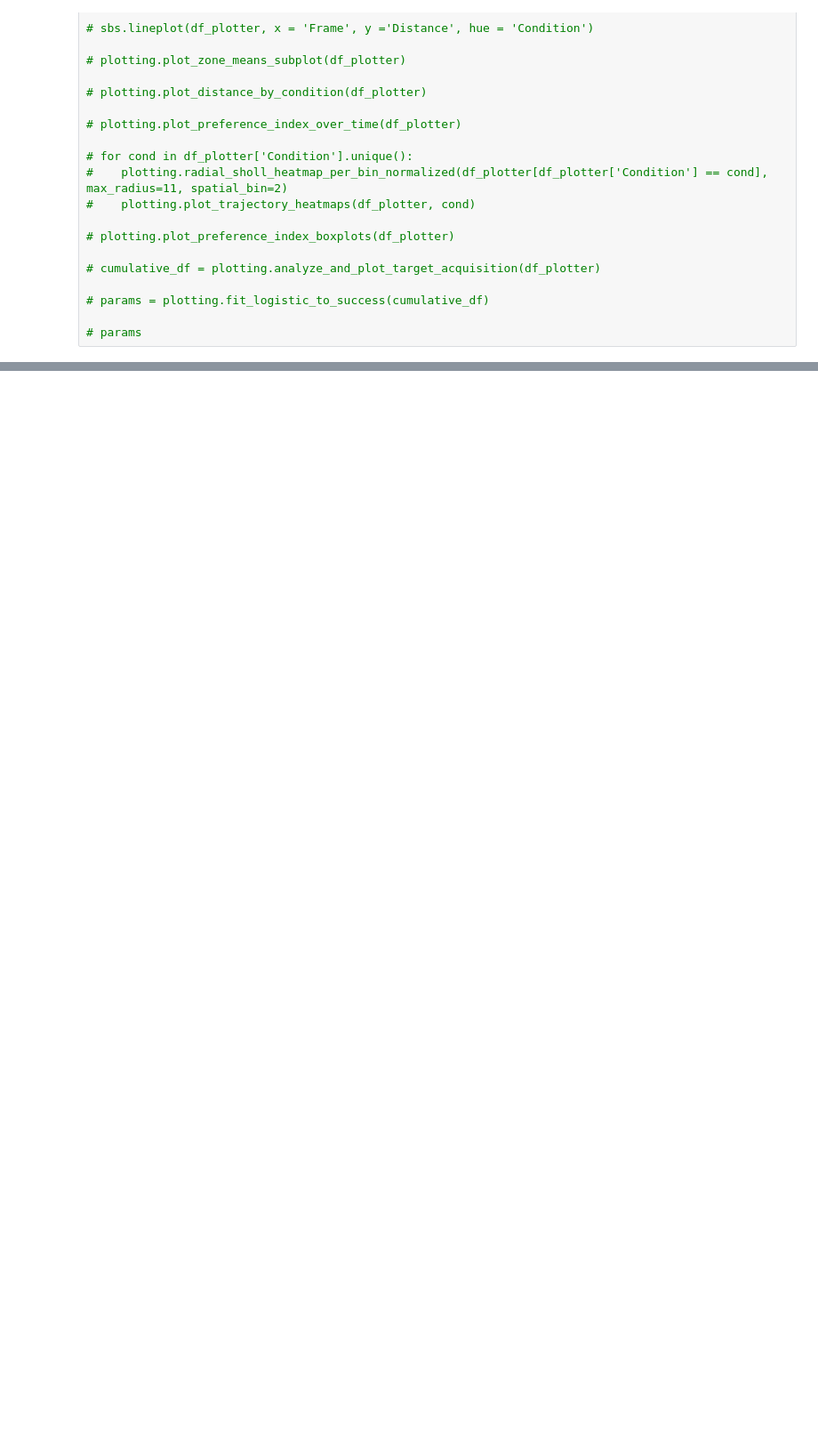
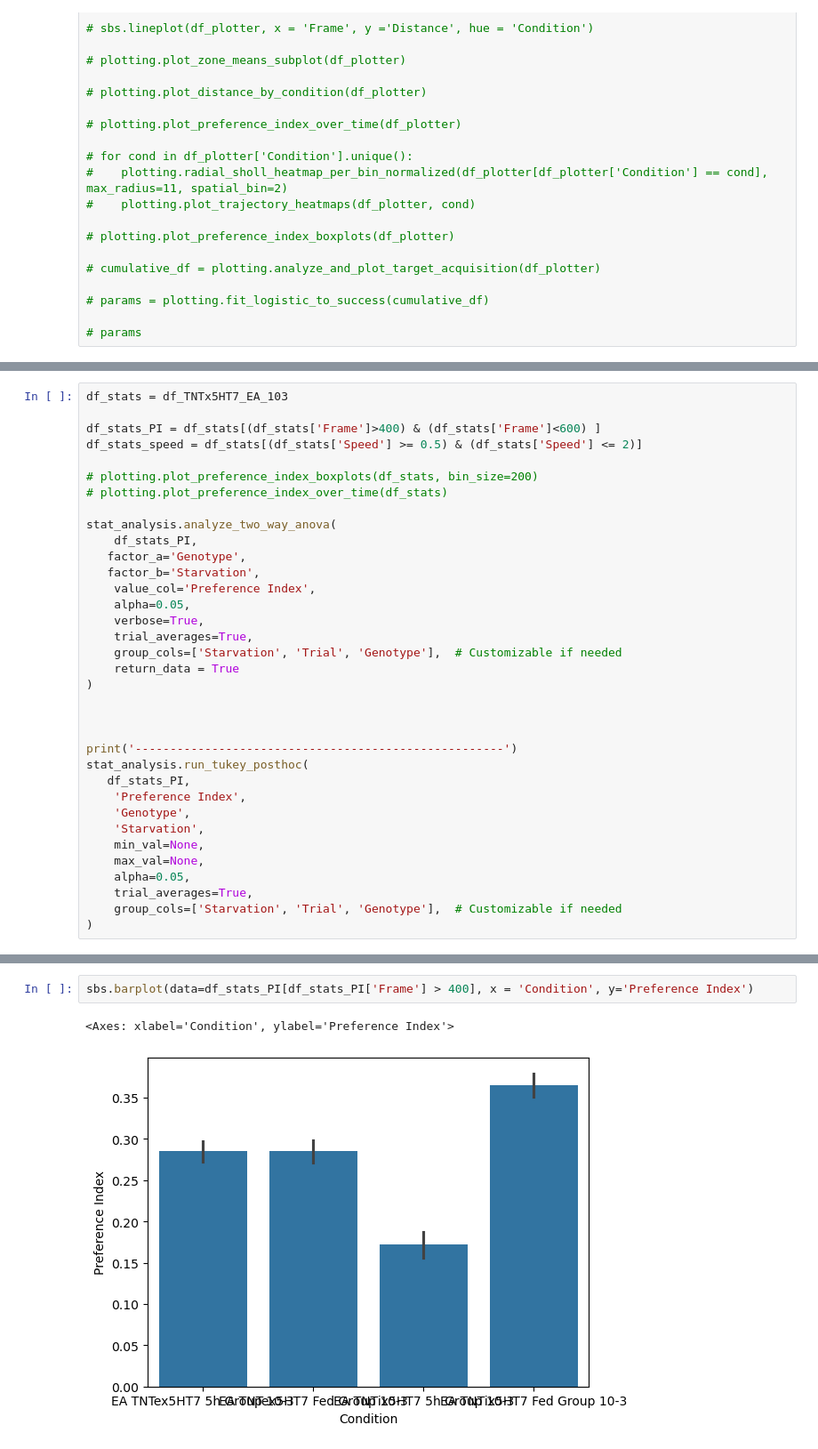
Before and after one commit to HariPNarayanan/larva-locater, a Jupyter notebook: Structured/analysis_bulk.ipynb, the cells around one changed output, grey strips where cells are left out. Shown: that part at 89% size. Saved outputs shown, nothing was run; the diff lists cells and outputs as text; blank space fills up the shorter version.

Commit message:
adjusted stat functions to better reflect raw/real means

```diff
--- a/Structured/analysis_bulk.ipynb
+++ b/Structured/analysis_bulk.ipynb
@@ -318,0 +354,35 @@ print(tukey_summary)
+# %%
+df_stats = df_TNTx5HT7_EA_103
+
+df_stats_PI = df_stats[(df_stats['Frame']>400) & (df_stats['Frame']<600) ]
+df_stats_speed = df_stats[(df_stats['Speed'] >= 0.5) & (df_stats['Speed'] <= 2)]
+
+# plotting.plot_preference_index_boxplots(df_stats, bin_size=200)
+# plotting.plot_preference_index_over_time(df_stats)
+
+stat_analysis.analyze_two_way_anova(
+    df_stats_PI,
+   factor_a='Genotype',
+   factor_b='Starvation',
+    value_col='Preference Index',
+    alpha=0.05,
+    verbose=True,
+    trial_averages=True,
+    group_cols=['Starvation', 'Trial', 'Genotype'],  # Customizable if needed
+    return_data = True
+)
+
+
+
+print('-----------------------------------------------------')
+stat_analysis.run_tukey_posthoc(
+   df_stats_PI,
+    'Preference Index',
+    'Genotype',
+    'Starvation',
+    min_val=None,
+    max_val=None,
+    alpha=0.05,
+    trial_averages=True,
+    group_cols=['Starvation', 'Trial', 'Genotype'],  # Customizable if needed
+)
@@ -318,0 +423,5 @@ print(tukey_summary)
+# %%
+sbs.barplot(data=df_stats_PI[df_stats_PI['Frame'] > 400], x = 'Condition', y='Preference Index')
+# %% [output]
+<Axes: xlabel='Condition', ylabel='Preference Index'>
+[figure, added]
```
Also changed, not shown: parts of 6 cells of this notebook, 2 other files.
